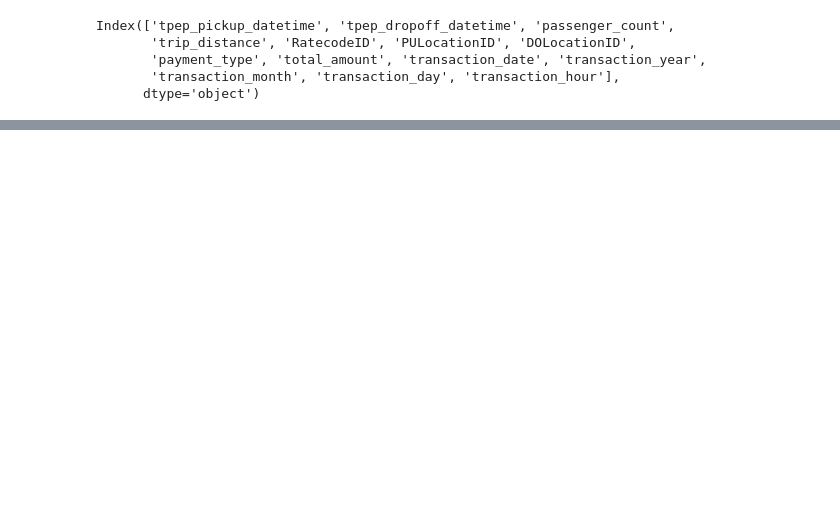
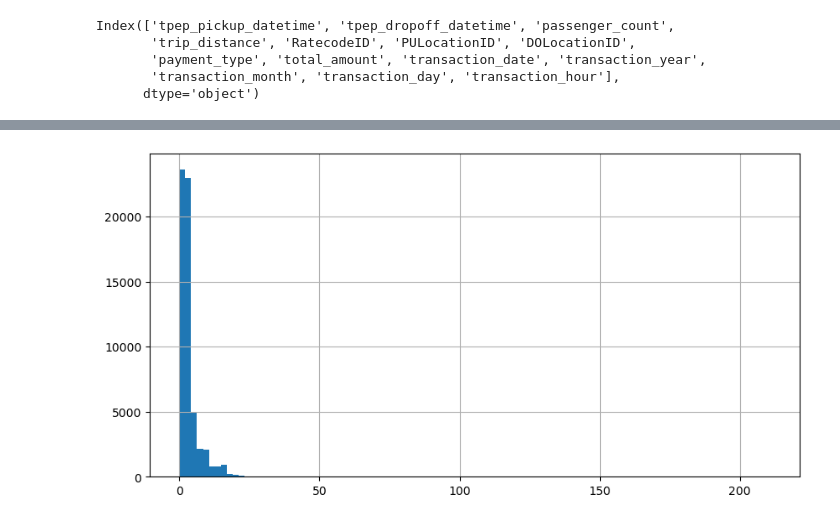
Before and after one commit to Tandoh3/New-York-Taxi-Analysis, a Jupyter notebook: Presentable Notebook.ipynb, the cells around one changed output, grey strips where cells are left out. Cells and saved outputs as stored; diff of their text form; code cells hidden in the pictures; blank space fills up the shorter version.

```diff
--- a/Presentable Notebook.ipynb
+++ b/Presentable Notebook.ipynb
@@ -762,7 +762,11 @@ Index(['tpep_pickup_datetime', 'tpep_dropoff_datetime', 'passenger_count',
        'transaction_month', 'transaction_day', 'transaction_hour'],
       dtype='object')
 # %%
-categorical_columns = ['PULocationID', 'transaction_date', 'transaction_month'\,
+categorical_columns = ['PULocationID', 'transaction_date', 'transaction_month',\
                       'transaction_hour', 'transaction_day']
 numerical_columns = ['trip_distance', 'total_amount']
 all_needed_columns = categorical_columns + numerical_columns
+# %%
+main_taxi_df = taxi_data_prepared[all_needed_columns]
+print(main_taxi_df.shape)
+main_taxi_df.head()
@@ -768,0 +784,8 @@ all_needed_columns = categorical_columns + numerical_columns
+# %%
+taxi_grouped_by_region = main_taxi_df.groupby(categorical_columns).mean().reset_index()
+taxi_grouped_by_region['count_of_transactions'] = main_taxi_df.groupby\
+(categorical_columns).count().reset_index()['total_amount']
+#taxi_grouped_by_region['total_amount'] = taxi_grouped_by_region['total_amount'].round(2)
+#taxi_grouped_by_region['trip_distance'] = taxi_grouped_by_region['trip_distance'].round(2)
+print(taxi_grouped_by_region.shape)
+taxi_grouped_by_region.head()
@@ -768,0 +812,5 @@ all_needed_columns = categorical_columns + numerical_columns
+# %%
+taxi_grouped_by_region['trip_distance'].hist(bins=100, figsize=(10,5))
+plt.show()
+# %% [output]
+[figure, added]
```
Also changed, not shown: parts of 15 cells of this notebook.
